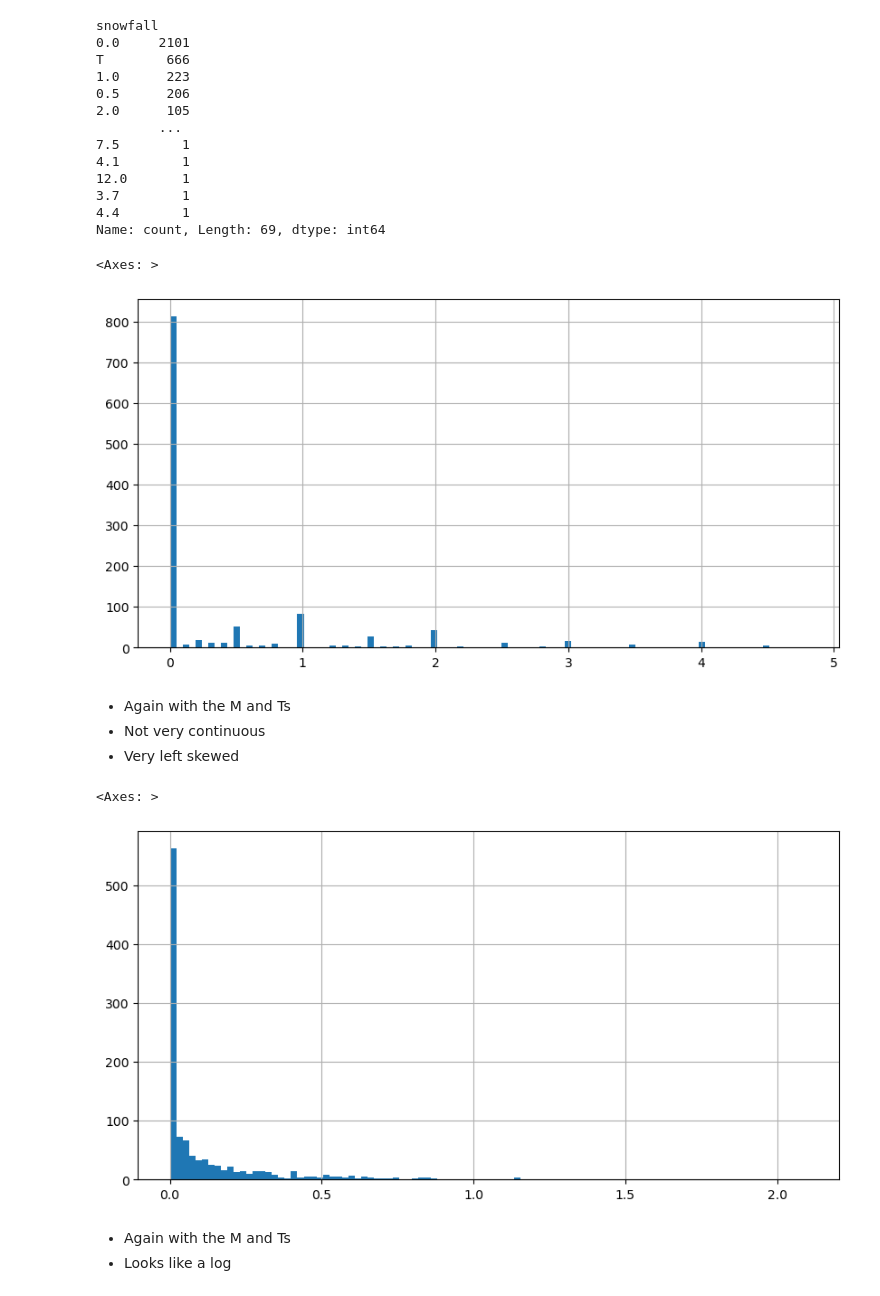
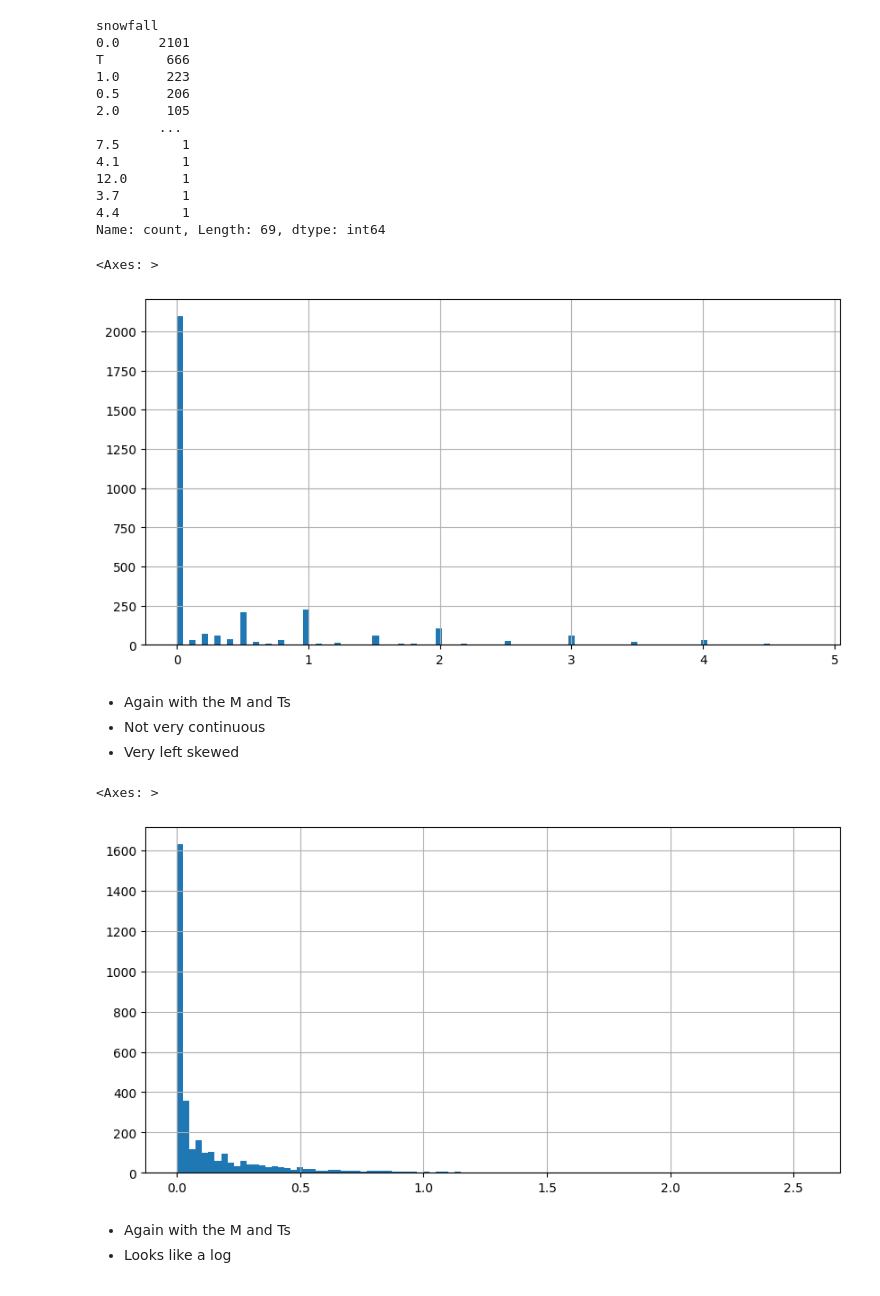
Before and after one commit to bradenkirkpatrick/Machine-Learning-Project-1, a Jupyter notebook: GroundHogProblem.ipynb, the cells around one changed output. Cells and saved outputs as stored; diff of their text form; code cells hidden in the pictures.

```diff
--- a/GroundHogProblem.ipynb
+++ b/GroundHogProblem.ipynb
@@ -74,0 +76,10 @@ y = spring
+# %%
+weather['date'] = pandas.to_datetime(weather['date'])
+soil['date'] = pandas.to_datetime(soil['date'])
+X = weather.join(soil.set_index("date"), on="date")
+y = spring
+X['year'] = X.date.dt.year
+X['day_of_year'] = X.date.dt.dayofyear
+X = X.drop(columns=["date"]).pivot(index=['year'], columns=['day_of_year'])
+X.columns = ["_".join(str(x) for x in i) for i in X.columns.to_flat_index()]
+X
@@ -223,29 +223,31 @@ T        666
 Name: count, Length: 69, dtype: int64
 # %%
 
+X_filtered = X.copy()
 # remove T and M values
-filtered_X = filtered_X[filtered_X["snowfall"] != "T"]
-filtered_X = filtered_X[filtered_X["snowfall"] != "M"]
-filtered_X["snowfall"] = filtered_X["snowfall"].astype(float)
+X_filtered = X_filtered[X_filtered["snowfall"] != "T"]
+X_filtered = X_filtered[X_filtered["snowfall"] != "M"]
+X_filtered["snowfall"] = X_filtered["snowfall"].astype(float)
 
-filtered_X = filtered_X[filtered_X["snowfall"] < 5]
-filtered_X["snowfall"].hist(bins=100, figsize=(10,5))
+X_filtered = X_filtered[X_filtered["snowfall"] < 5]
+X_filtered["snowfall"].hist(bins=100, figsize=(10,5))
 # %% [output]
 <Axes: >
-[figure, old version]
+[figure, new version]
 # %% [markdown]
 - Again with the M and Ts
 - Not very continuous
 - Very left skewed
 # %%
+X_filtered = X.copy()
 # remove T and M values
-filtered_X = filtered_X[filtered_X["precipitation"] != "T"]
-filtered_X = filtered_X[filtered_X["precipitation"] != "M"]
-filtered_X["precipitation"] = filtered_X["precipitation"].astype(float)
-filtered_X["precipitation"].hist(bins=100, figsize=(10,5))
+X_filtered = X_filtered[X_filtered["precipitation"] != "T"]
+X_filtered = X_filtered[X_filtered["precipitation"] != "M"]
+X_filtered["precipitation"] = X_filtered["precipitation"].astype(float)
+X_filtered["precipitation"].hist(bins=100, figsize=(10,5))
 # %% [output]
 <Axes: >
-[figure, old version]
+[figure, new version]
 # %% [markdown]
 - Again with the M and Ts
 - Looks like a log
```
Also changed, not shown: parts of 15 cells of this notebook.
